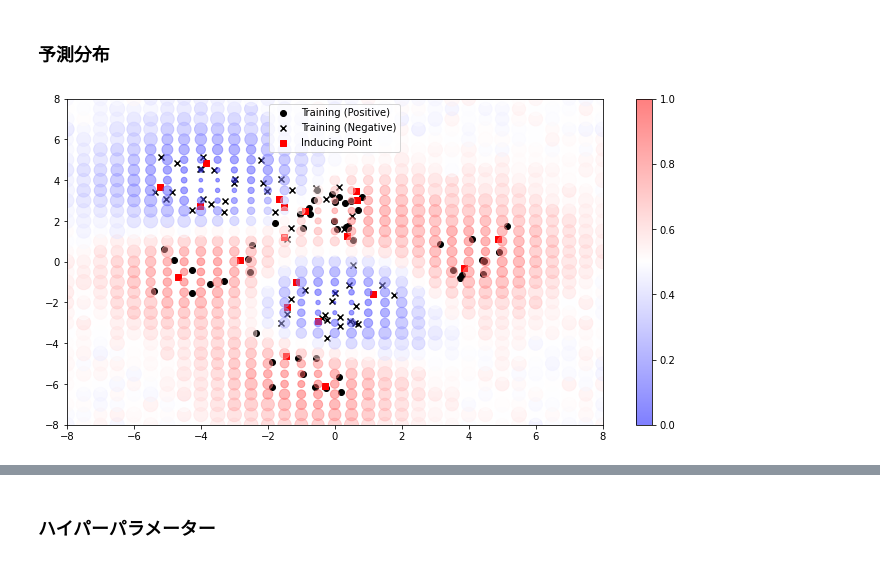
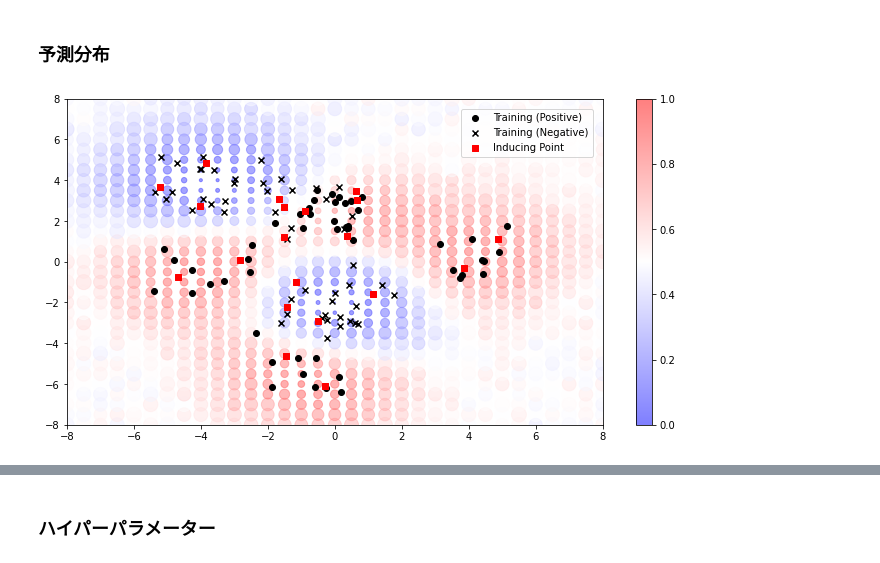
Before and after one commit to mtmaru/pyro-gp, a Jupyter notebook: examples/binary_VSGP_whiten.ipynb, the cells around one changed output, grey strips where cells are left out. Cells and saved outputs as stored; diff of their text form; code cells hidden in the pictures.

```diff
--- a/examples/binary_VSGP_whiten.ipynb
+++ b/examples/binary_VSGP_whiten.ipynb
@@ -91,22 +91,29 @@ for epoch in range(n_epochs):
 # %%
 %%time
 with torch.no_grad():
     Xnew = torch.tensor([[x, y] for x in np.linspace(-8, 8, 33) for y in np.linspace(-8, 8, 33)], dtype = torch.get_default_dtype())
     fnew, ynew = estimator(Xnew, 100)
     pnew = torch.sigmoid(fnew)
     pnew_mean = pnew.mean(axis = 0)
     pnew_std = pnew.std(axis = 0)
 
-    s = ((pnew_std - pnew_std[:, 0].min()) / pnew_std[:, 0].std() + 0.1) * 50
+    sp = pnew_std[:, 0]
+    sp = ((sp - sp.min()) / sp.std()) * 50 + 1
+
     plt.figure(figsize = (12, 6))
+    plt.scatter(
+        x = Xnew[:, 0], y = Xnew[:, 1],
+        s = sp,
+        c = pnew_mean[:, 0], cmap = "bwr", norm = Normalize(vmin = 0, vmax = 1), alpha = 0.5,
+        marker = "o"
+    )
+    plt.colorbar()
     plt.scatter(x = X[y[:, 0] == 1, 0], y = X[y[:, 0] == 1, 1], c = "black", marker = "o", label = "Training (Positive)")
     plt.scatter(x = X[y[:, 0] == 0, 0], y = X[y[:, 0] == 0, 1], c = "black", marker = "x", label = "Training (Negative)")
     plt.scatter(x = estimator.Z[:, 0], y = estimator.Z[:, 1], c = "red", marker = "s", label = "Inducing Point")
-    plt.scatter(x = Xnew[:, 0], y = Xnew[:, 1], c = pnew_mean[:, 0], s = s, marker = "o", cmap = "bwr", norm = Normalize(vmin = 0, vmax = 1), alpha = 0.5)
     plt.xlim(-8, 8)
     plt.ylim(-8, 8)
-    plt.colorbar()
-    plt.legend()
+    plt.legend(bbox_to_anchor = (1, 1), loc = "upper right", borderaxespad = 1)
     plt.show()
 # %% [output]
-[figure, old version]
+[figure, new version]
```
Also changed, not shown: parts of 1 cell of this notebook, 5 other files.
